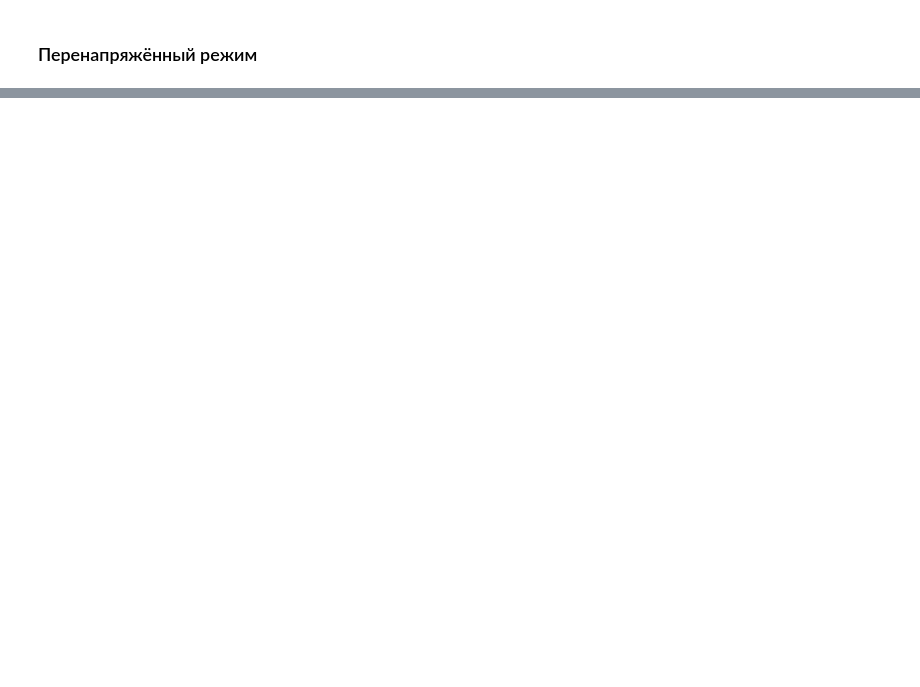
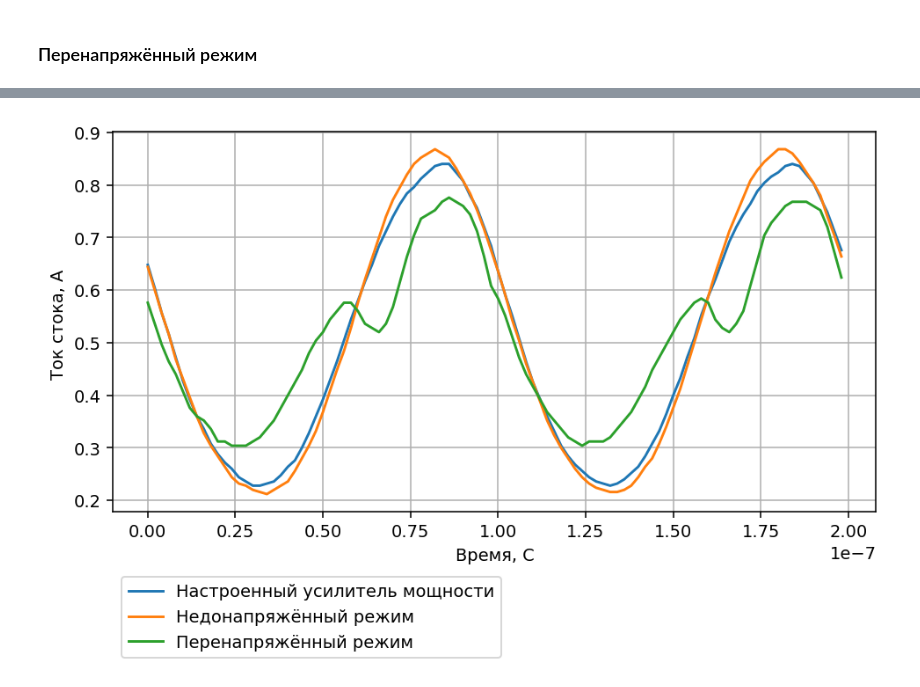
Before and after one commit to sematimohin/Study, a Jupyter notebook: fors/laba_1.ipynb, the cells around one changed output, grey strips where cells are left out. Saved outputs shown, nothing was run; the diff lists cells and outputs as text; code cells hidden in the pictures; blank space fills up the shorter version.

```diff
--- a/fors/laba_1.ipynb
+++ b/fors/laba_1.ipynb
@@ -216,0 +230,16 @@ plt.show()
+# %%
+Ic = np.array([ch2, NR_ch2, PR_ch2])
+plt.figure(figsize=(8, 4), dpi=140)
+plt.grid(True)
+time1 = np.arange(0, 100 * discrete_time, discrete_time)
+plt.xlabel('Время, С')
+plt.ylabel('Ток стока, А ')
+plt.legend(['Ic1','Ic2','Ic3'])
+plt.show
+plt.plot(time1[:], Ic[0], label='Настроенный усилитель мощности')
+plt.plot(time1[:], Ic[1], label='Недонапряжённый режим')
+plt.plot(time1[:], Ic[2], label='Перенапряжённый режим')
+plt.legend(bbox_to_anchor=(0, -0.15), loc='upper left', prop={'size': 10})
+plt.show()
+# %% [output]
+[figure, added]
```
Also changed, not shown: parts of 13 cells of this notebook.
